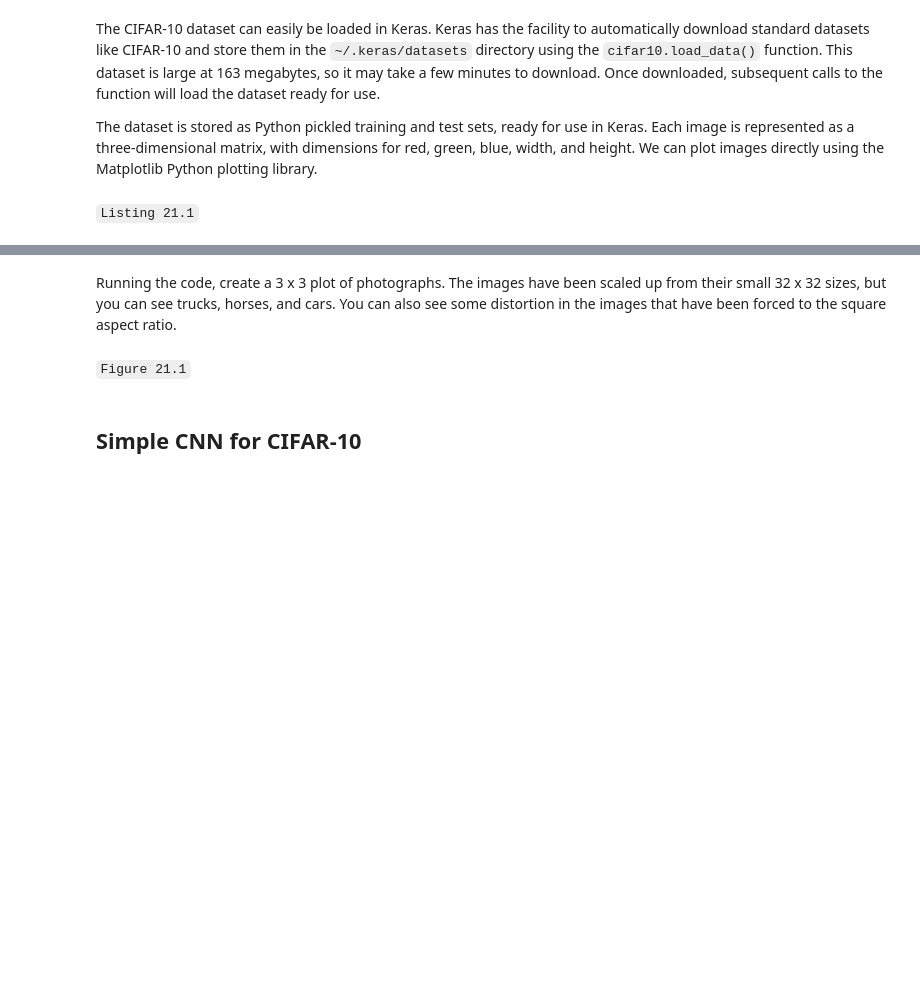
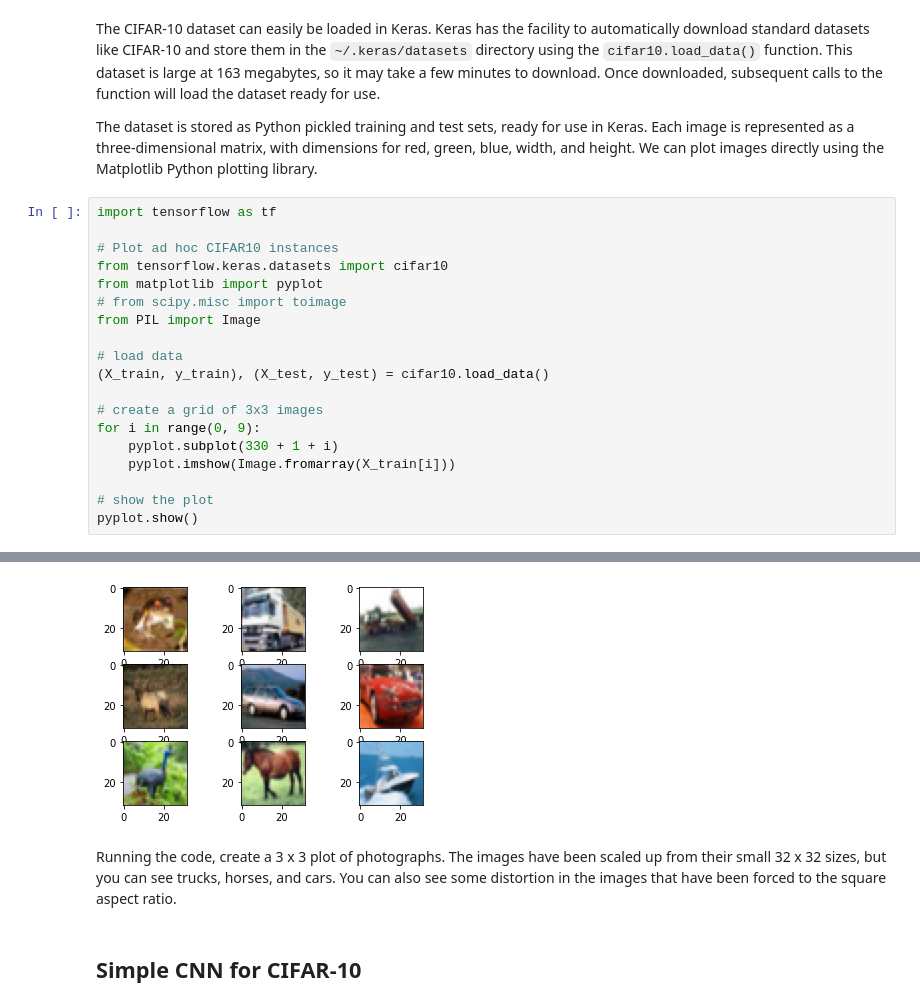
Before and after one commit to eccnil/deep-learning-exercises, a Jupyter notebook: 2.Convolutional Neural Networks/2.Guided Projects/2.Object Recognition in Photographs.ipynb, the cells around one changed output, grey strips where cells are left out. Cells and saved outputs as stored; diff of their text form; blank space fills up the shorter version.

```diff
--- a/2.Convolutional Neural Networks/2.Guided Projects/2.Object Recognition in Photographs.ipynb
+++ b/2.Convolutional Neural Networks/2.Guided Projects/2.Object Recognition in Photographs.ipynb
@@ -26,5 +26,23 @@ State-of-the-art results can be achieved using very large convolutional neural n
 The CIFAR-10 dataset can easily be loaded in Keras. Keras has the facility to automatically download standard datasets like CIFAR-10 and store them in the `~/.keras/datasets` directory using the `cifar10.load_data()` function. This dataset is large at 163 megabytes, so it may take a few minutes to download. Once downloaded, subsequent calls to the function will load the dataset ready for use.
 
 The dataset is stored as Python pickled training and test sets, ready for use in Keras. Each image is represented as a three-dimensional matrix, with dimensions for red, green, blue, width, and height. We can plot images directly using the Matplotlib Python plotting library.
-# %% [markdown]
-`Listing 21.1`
+# %%
+import tensorflow as tf
+
+# Plot ad hoc CIFAR10 instances
+from tensorflow.keras.datasets import cifar10
+from matplotlib import pyplot
+# from scipy.misc import toimage
+from PIL import Image
+
+# load data
+(X_train, y_train), (X_test, y_test) = cifar10.load_data()
+
+# create a grid of 3x3 images
+for i in range(0, 9):
+    pyplot.subplot(330 + 1 + i)
+    pyplot.imshow(Image.fromarray(X_train[i]))
+
+# show the plot
+pyplot.show()
+# %% [output]
@@ -31,7 +51,6 @@ The dataset is stored as Python pickled training and test sets, ready for use in
+[figure, added]
 # %% [markdown]
 Running the code, create a 3 x 3 plot of photographs. The images have been scaled up from their small 32 x 32 sizes, but you can see trucks, horses, and cars. You can also see some distortion in the images that have been forced to the square aspect ratio.
-# %% [markdown]
-`Figure 21.1`
 # %% [markdown]
 ## Simple CNN for CIFAR-10
 # %% [markdown]
```
Also changed, not shown: parts of 25 cells of this notebook, 1 other file.
